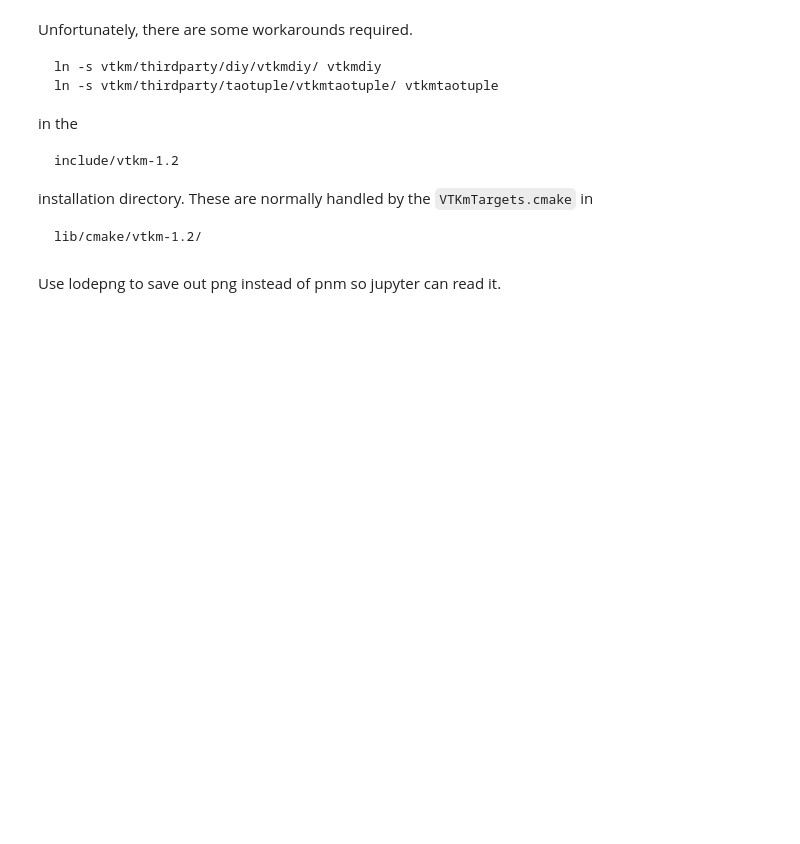
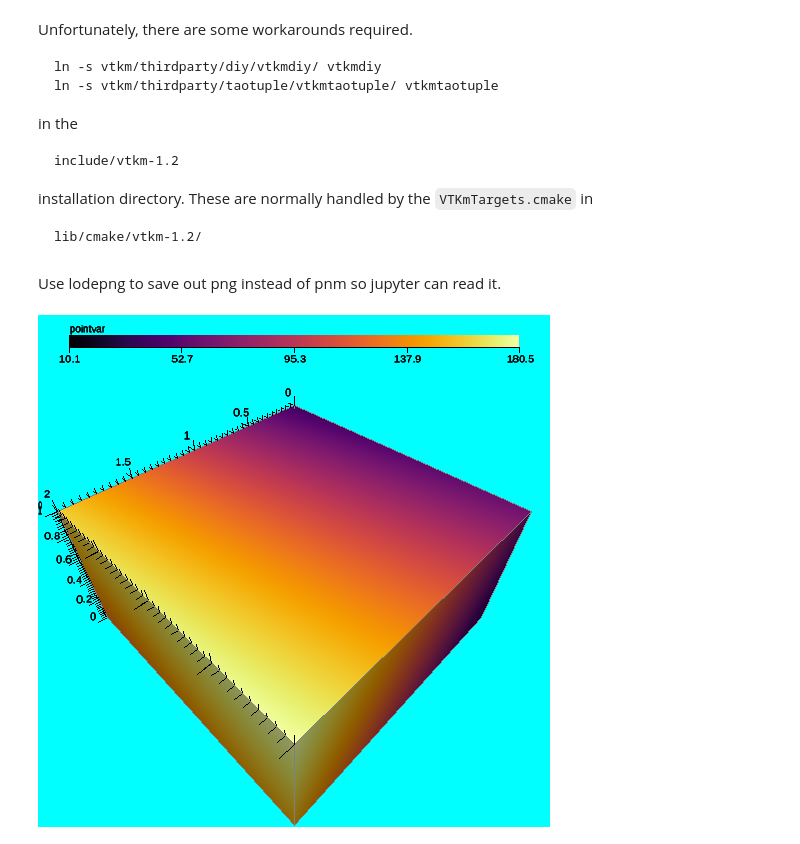
Before and after one commit to m-kim/vtkm-jupyter, a Jupyter notebook: notebooks/3. Xeus Ray Tracing.ipynb, the cells around one changed output. Cells and saved outputs as stored; diff of their text form; code cells hidden in the pictures; blank space fills up the shorter version.

Commit message:
use vtkm xeus rendering

```diff
--- a/notebooks/3. Xeus Ray Tracing.ipynb
+++ b/notebooks/3. Xeus Ray Tracing.ipynb
@@ -38,37 +38,29 @@ std::unique_ptr<VTKmXeusRender> renderer;
 # %%
 #include <xcpp/xdisplay.hpp>
 //anonymous lambda as a work around for redefinition when recompiling
 [](){
 auto try_and_err = []() {
 
     renderer = std::make_unique<VTKmXeusRender>();
 
         using M = vtkm::rendering::MapperRayTracer;
 using C = vtkm::rendering::CanvasRayTracer;
 using V3 = vtkm::rendering::View3D;
 using V2 = vtkm::rendering::View2D;
 
 vtkm::cont::testing::MakeTestDataSet maker;
 vtkm::cont::ColorTable colorTable("inferno");
 
 //vtkm::rendering::testing::Render<M, C, V3>(maker.Make3DRegularDataSet0(), "pointvar", colorTable, "rt_reg3D.pnm");
 
-M mapper;
-C canvas(512, 512);
-vtkm::rendering::Scene scene;
 vtkm::cont::DataSet ds = maker.Make3DRegularDataSet0();
 static std::string fieldNm = "pointvar";
 
-scene.AddActor(vtkm::rendering::Actor(
-ds.GetCellSet(), ds.GetCoordinateSystem(), ds.GetField(fieldNm), colorTable));
-vtkm::rendering::Camera camera;
-VTKmXeusRender::SetCamera<V3>(camera, ds.GetCoordinateSystem().GetBounds();
-vtkm::rendering::Color background(0.0f, 1.0f, 1.0f, 1.0f);
-vtkm::rendering::Color foreground(0.0f, 0.0f, 0.0f, 1.0f);
-V3 view(scene, mapper, canvas, camera, background, foreground);
 
-renderer->Render<M, C, V3>(view);
+renderer->Display(ds, "pointvar");
 
 };
     try_and_err();
 }();
+# %% [output]
+[figure, added]
```
